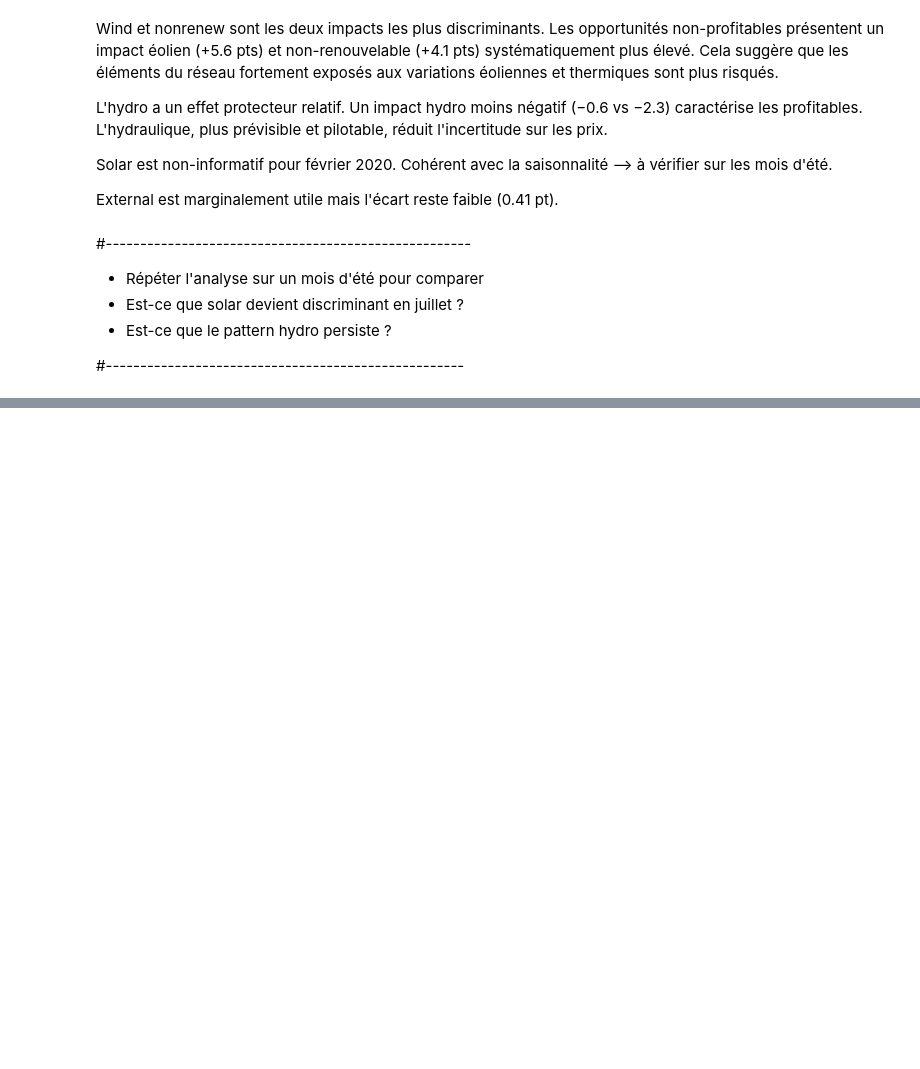
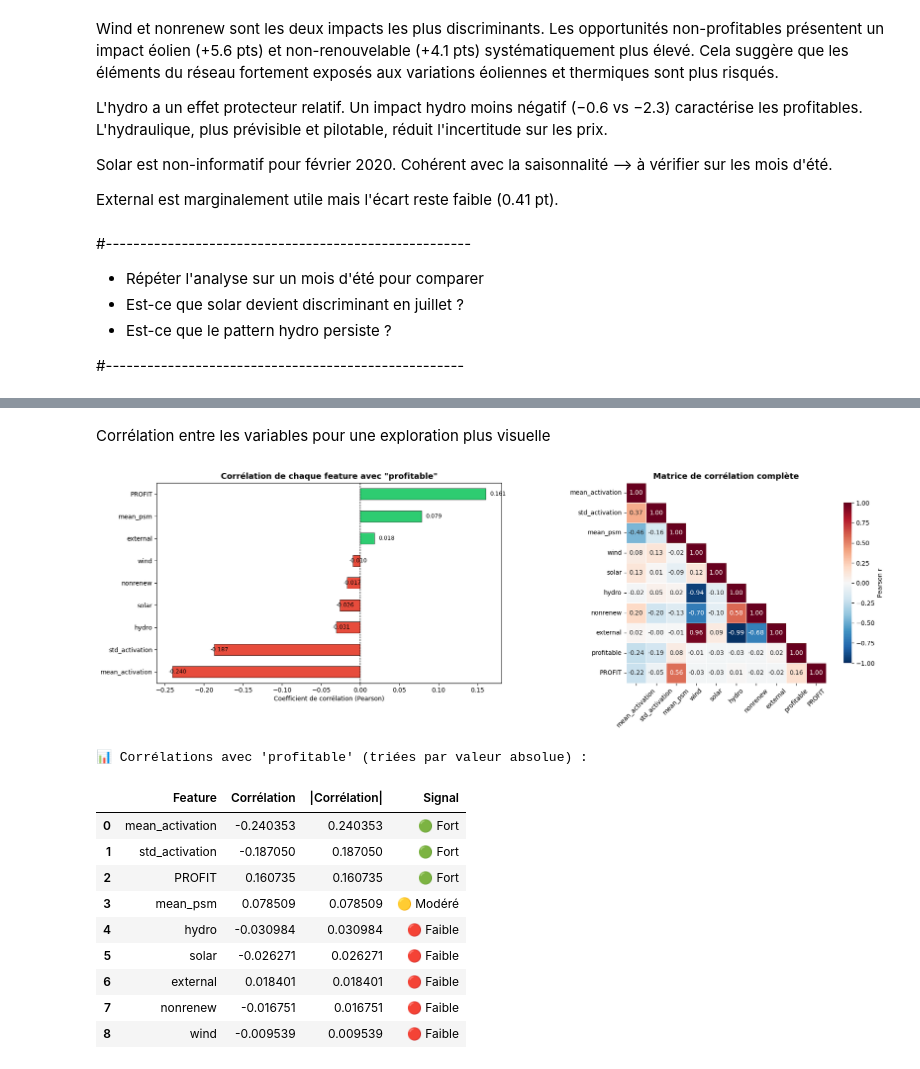
Before and after one commit to MPelland-programming/DataChallenge2026, a Jupyter notebook: experimentation_cristian/experimentation_cristian.ipynb, the cells around one changed output, grey strips where cells are left out. Cells and saved outputs as stored; diff of their text form; code cells hidden in the pictures; blank space fills up the shorter version.

Commit message:
visualisation et exploration des impacts de sources d'électricité sur le PSM et la rentabilité

```diff
--- a/experimentation_cristian/experimentation_cristian.ipynb
+++ b/experimentation_cristian/experimentation_cristian.ipynb
@@ -306,0 +360,17 @@ External est marginalement utile mais l'écart reste faible (0.41 pt).
+# %%
+# Calculer le profit réel pour ce mois cible
+target_filter = filterdf_summer.copy()
+target_profits = loader.get_price_cost_profit(filterdf=target_filter)
+
+# Agréger les sims au niveau mensuel par EID/PEAKID (moyenne sur les heures et scénarios)
+sim_agg = monthly_sim.groupby(['EID','PEAKID']).agg(
+    mean_activation=('m_ACTIVATIONLEVEL', 'mean'),
+    std_activation=('m_ACTIVATIONLEVEL', 'std'),
+    mean_psm=('m_PSM', 'mean'),
+    sum_psm=('m_PSM', 'sum'),
+).reset_index()
+
+#joindre avec profits
+analysis = pd.merge(sim_agg, target_profits, on=['EID','PEAKID'], how='inner')
+analysis['profitable'] = analysis['PROFIT'] > 0
+print(f"% profitable: {analysis['profitable'].mean():.2%}")
@@ -306,0 +432,62 @@ External est marginalement utile mais l'écart reste faible (0.41 pt).
+# %% [markdown]
+Corrélation entre les variables pour une exploration plus visuelle
+# %%
+import matplotlib.pyplot as plt
+import seaborn as sns
+import numpy as np
+
+feature_cols = ['mean_activation','std_activation','mean_psm','wind','solar','hydro','nonrenew','external']
+
+# Merge tout ensemble
+full_analysis = pd.merge(sim_agg, sim_impacts, on=['EID','PEAKID'])
+full_analysis = pd.merge(full_analysis, target_profits, on=['EID','PEAKID'], how='inner')
+full_analysis['profitable'] = (full_analysis['PROFIT'] > 0).astype(int)
+
+# --- 1. Bar chart : corrélation avec profitabilité ---
+corr_prof = full_analysis[feature_cols + ['profitable','PROFIT']].corr()['profitable'].drop('profitable').sort_values()
+
+fig, axes = plt.subplots(1, 2, figsize=(18, 6))
+
+colors = ['#e74c3c' if v < 0 else '#2ecc71' for v in corr_prof.values]
+corr_prof.plot(kind='barh', ax=axes[0], color=colors, edgecolor='black', linewidth=0.5)
+axes[0].set_title('Corrélation de chaque feature avec "profitable"', fontsize=13, fontweight='bold')
+axes[0].set_xlabel('Coefficient de corrélation (Pearson)')
+axes[0].axvline(x=0, color='black', linewidth=0.8, linestyle='--')
+for i, (val, name) in enumerate(zip(corr_prof.values, corr_prof.index)):
+    axes[0].text(val + 0.005 * np.sign(val), i, f'{val:.3f}', va='center', fontsize=9)
+
+# --- 2. Heatmap : matrice de corrélation complète ---
+corr_matrix = full_analysis[feature_cols + ['profitable','PROFIT']].corr()
+mask = np.triu(np.ones_like(corr_matrix, dtype=bool), k=1)
+sns.heatmap(corr_matrix, mask=mask, annot=True, fmt='.2f', cmap='RdBu_r', center=0,
+            vmin=-1, vmax=1, square=True, ax=axes[1], linewidths=0.5,
+            cbar_kws={'shrink': 0.8, 'label': 'Pearson r'})
+axes[1].set_title('Matrice de corrélation complète', fontsize=13, fontweight='bold')
+axes[1].tick_params(axis='x', rotation=45)
+
+plt.tight_layout()
+plt.show()
+
+# --- 3. Tableau récapitulatif trié ---
+print("\n📊 Corrélations avec 'profitable' (triées par valeur absolue) :")
+corr_abs = corr_prof.abs().sort_values(ascending=False)
+summary = pd.DataFrame({
+    'Feature': corr_abs.index,
+    'Corrélation': [corr_prof[f] for f in corr_abs.index],
+    '|Corrélation|': corr_abs.values,
+    'Signal': ['🟢 Fort' if v > 0.15 else '🟡 Modéré' if v > 0.05 else '🔴 Faible' for v in corr_abs.values]
+})
+summary
+# %% [output]
+[figure, added]
+📊 Corrélations avec 'profitable' (triées par valeur absolue) :
+|  | Feature | Corrélation | |Corrélation| | Signal |
+| 0 | mean_activation | -0.240353 | 0.240353 | 🟢 Fort |
+| 1 | std_activation | -0.187050 | 0.187050 | 🟢 Fort |
+| 2 | PROFIT | 0.160735 | 0.160735 | 🟢 Fort |
+| 3 | mean_psm | 0.078509 | 0.078509 | 🟡 Modéré |
+| 4 | hydro | -0.030984 | 0.030984 | 🔴 Faible |
+| 5 | solar | -0.026271 | 0.026271 | 🔴 Faible |
+| 6 | external | 0.018401 | 0.018401 | 🔴 Faible |
+| 7 | nonrenew | -0.016751 | 0.016751 | 🔴 Faible |
+| 8 | wind | -0.009539 | 0.009539 | 🔴 Faible |
```
Also changed, not shown: parts of 18 cells of this notebook.
